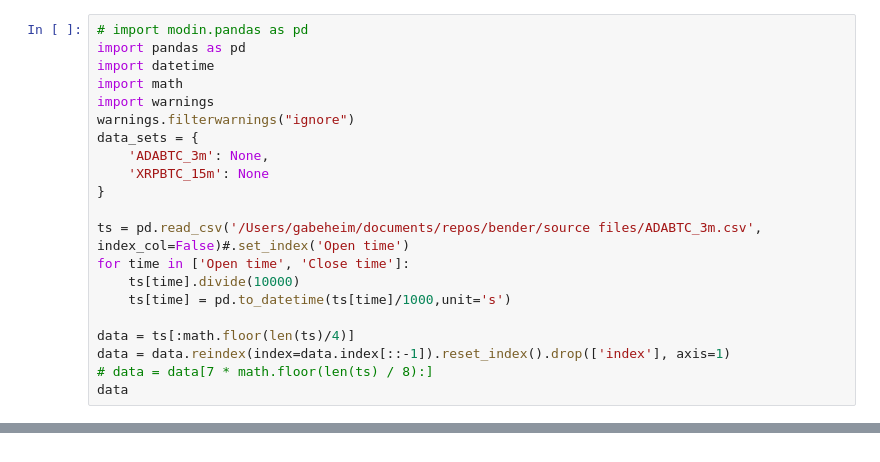
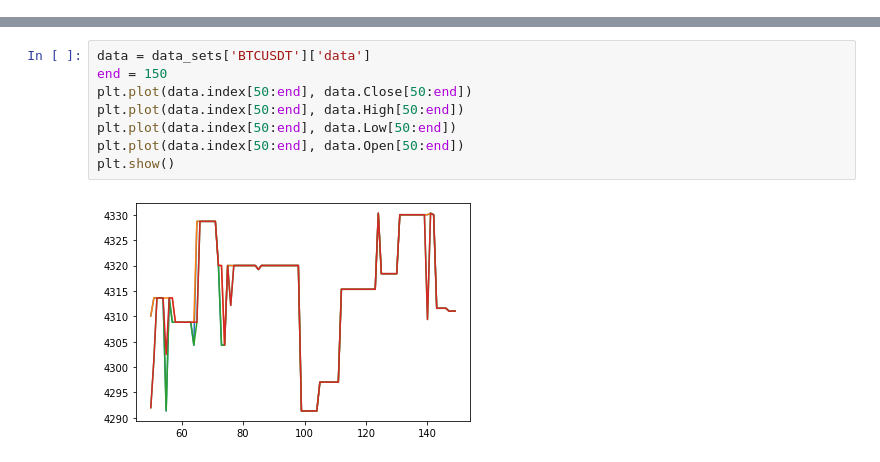
Before and after one commit to gabe-heim/bender, a Jupyter notebook: project.ipynb, the cells around one changed output, grey strips where cells are left out. Cells and saved outputs as stored; diff of their text form.

```diff
--- a/project.ipynb
+++ b/project.ipynb
@@ -1,21 +0,0 @@
-# %%
-# import modin.pandas as pd
-import pandas as pd
-import datetime
-import math
-import warnings
-warnings.filterwarnings("ignore")
-data_sets = {
-    'ADABTC_3m': None,
-    'XRPBTC_15m': None
-}
-
-ts = pd.read_csv('/Users/gabeheim/documents/repos/bender/source files/ADABTC_3m.csv', index_col=False)#.set_index('Open time')
-for time in ['Open time', 'Close time']:
-    ts[time].divide(10000)
-    ts[time] = pd.to_datetime(ts[time]/1000,unit='s')
-
-data = ts[:math.floor(len(ts)/4)]
-data = data.reindex(index=data.index[::-1]).reset_index().drop(['index'], axis=1)
-# data = data[7 * math.floor(len(ts) / 8):]
-data
@@ -980,0 +24,10 @@ Normalized Confusion Matrix (Run #2)
+# %%
+data = data_sets['BTCUSDT']['data']
+end = 150
+plt.plot(data.index[50:end], data.Close[50:end])
+plt.plot(data.index[50:end], data.High[50:end])
+plt.plot(data.index[50:end], data.Low[50:end])
+plt.plot(data.index[50:end], data.Open[50:end])
+plt.show()
+# %% [output]
+[figure, added]
```
Also changed, not shown: parts of 36 cells of this notebook, 1 other file.
